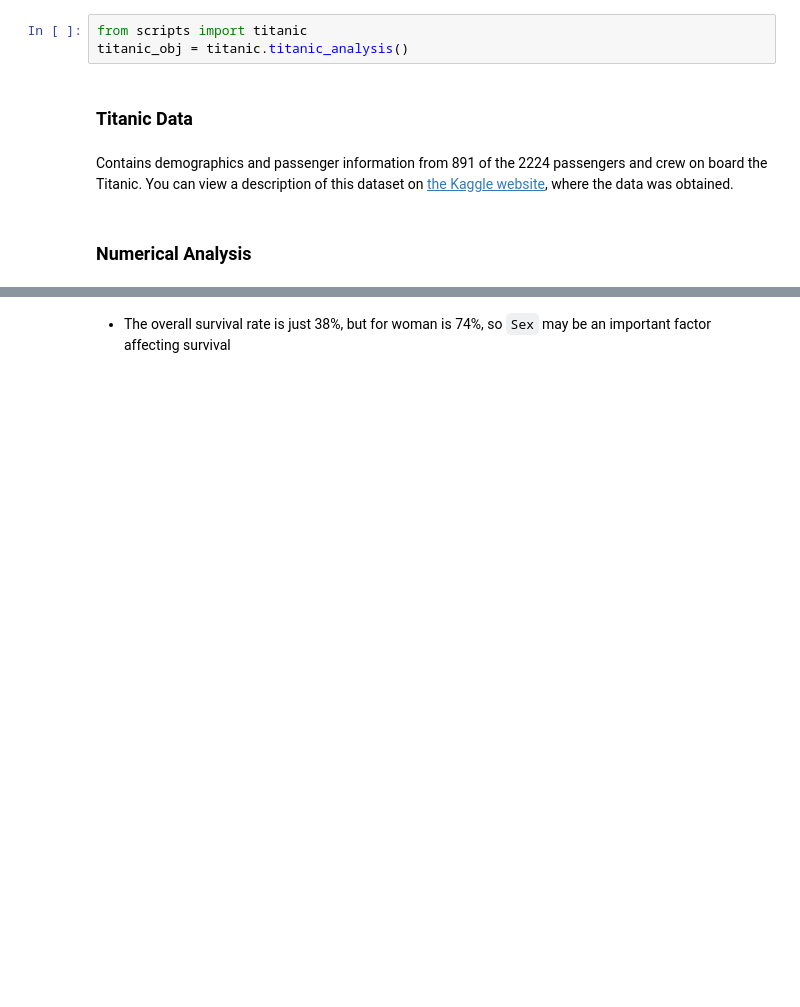
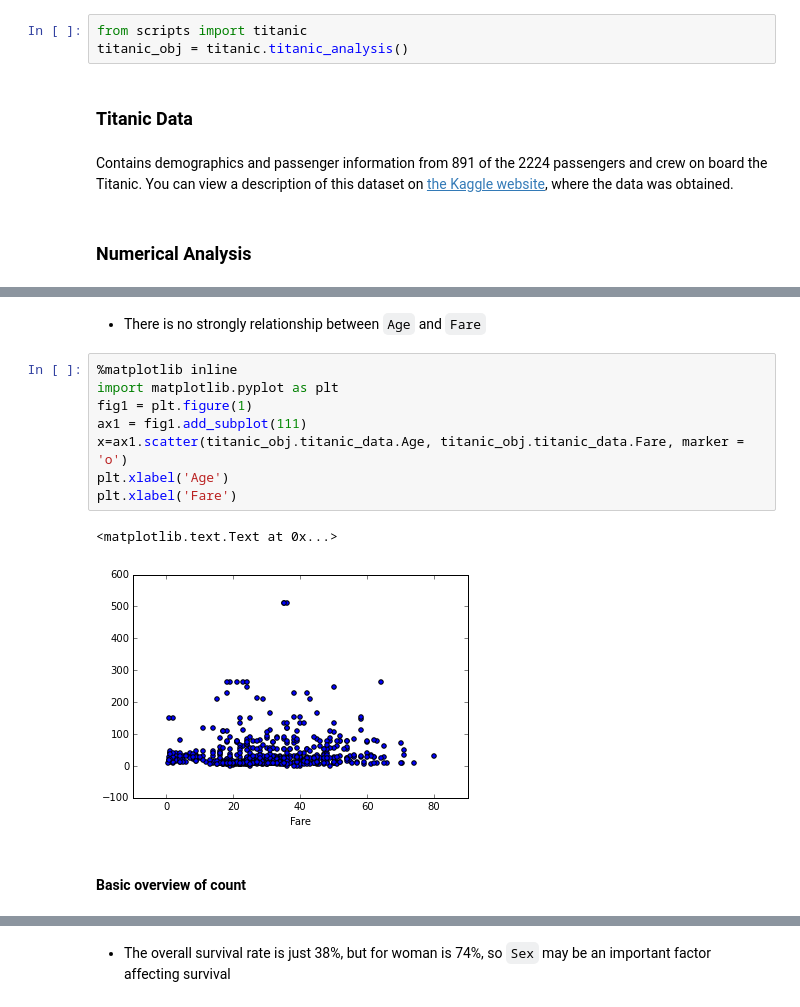
Before and after one commit to ShaneKao/Titanic-Data, a Jupyter notebook: Analyzing_the_NYC_Subway_Dataset/report.ipynb, the cells around one changed output, grey strips where cells are left out. Cells and saved outputs as stored; diff of their text form; blank space fills up the shorter version.

```diff
--- a/Analyzing_the_NYC_Subway_Dataset/report.ipynb
+++ b/Analyzing_the_NYC_Subway_Dataset/report.ipynb
@@ -13,0 +41,15 @@ Contains demographics and passenger information from 891 of the 2224 passengers
+# %% [markdown]
+* There is no strongly relationship between `Age` and `Fare`
+# %%
+%matplotlib inline
+import matplotlib.pyplot as plt
+fig1 = plt.figure(1)
+ax1 = fig1.add_subplot(111)
+x=ax1.scatter(titanic_obj.titanic_data.Age, titanic_obj.titanic_data.Fare, marker = 'o')
+plt.xlabel('Age')
+plt.xlabel('Fare')
+# %% [output]
+<matplotlib.text.Text at 0x...>
+[figure, added]
+# %% [markdown]
+#### Basic overview of count
```
Also changed, not shown: parts of 34 cells of this notebook, 1 other file.
